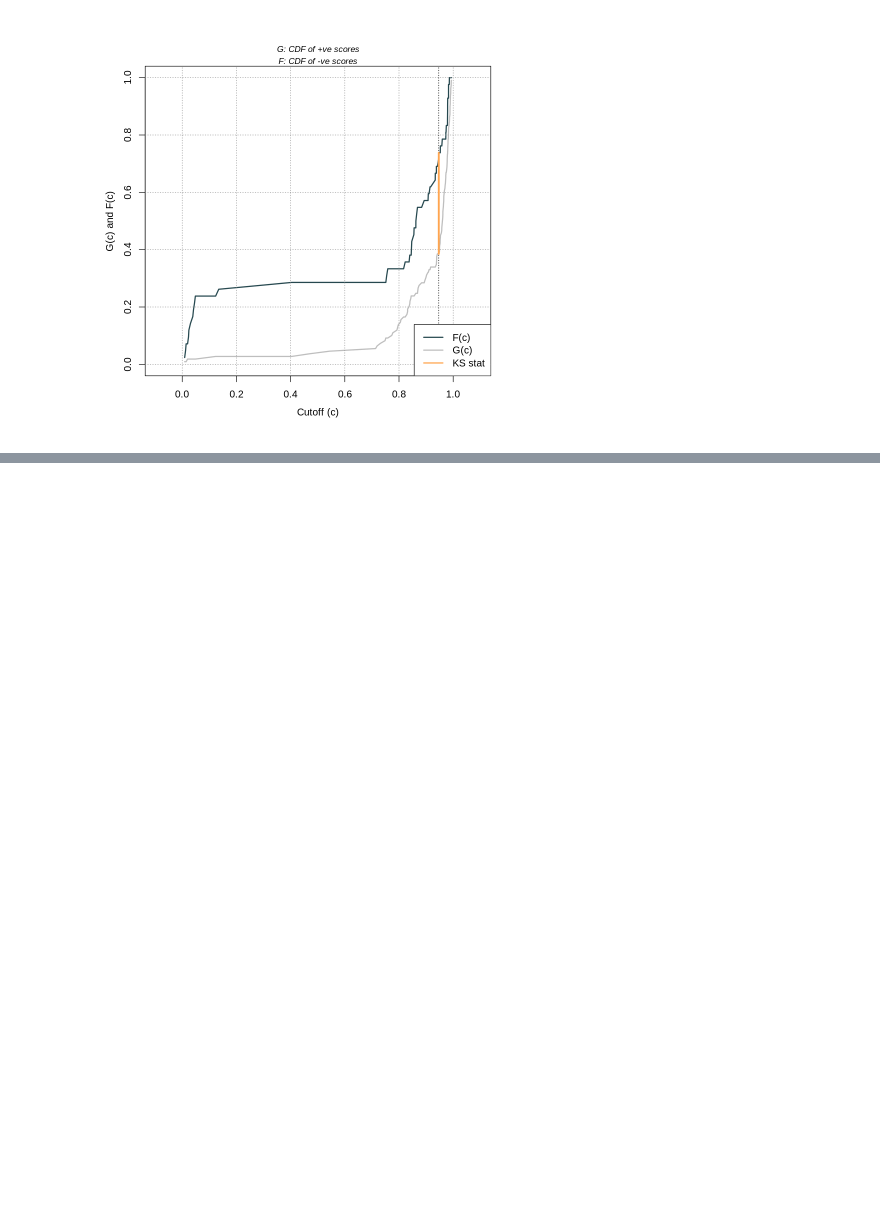
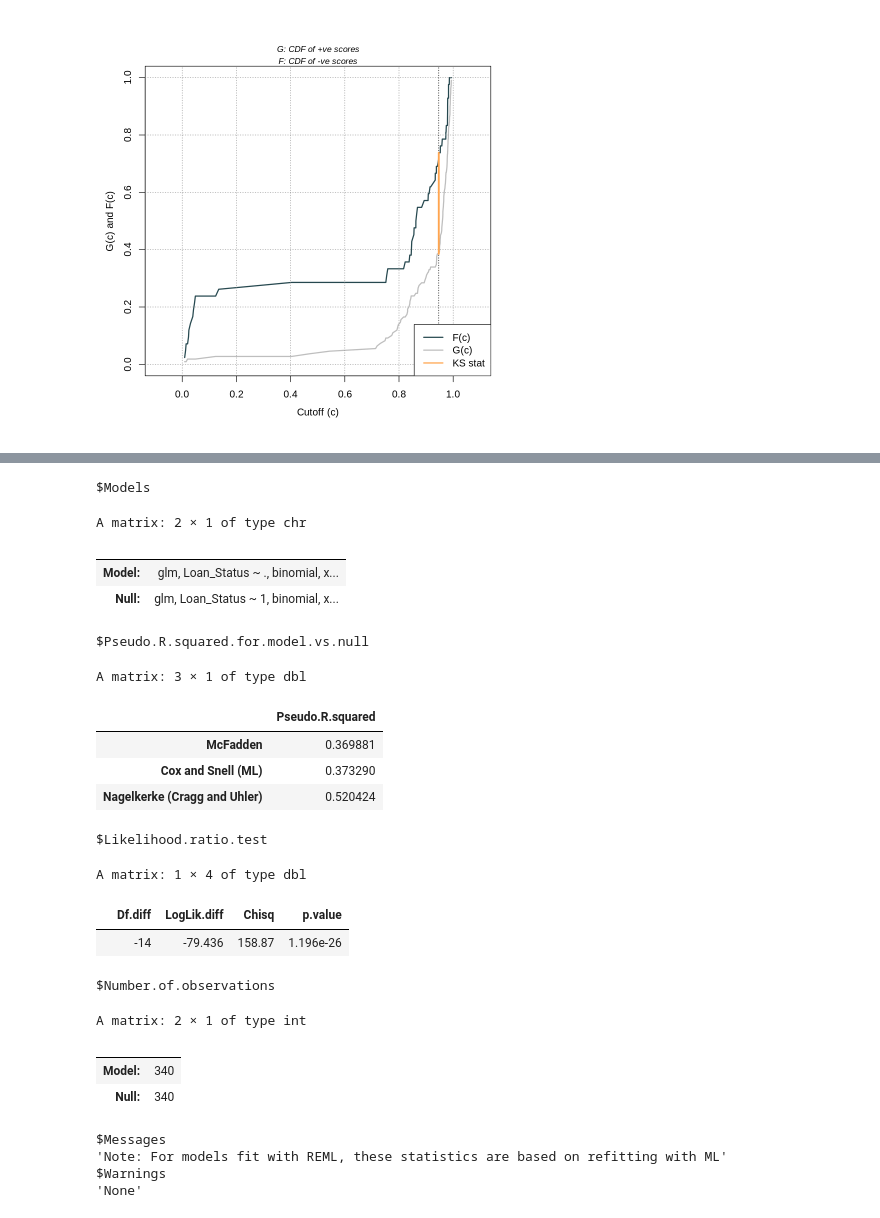
Before and after one commit to jaypeeml/firstrepo, a Jupyter notebook: rpg_program.ipynb, the cells around one changed output, grey strips where cells are left out. Saved outputs shown, nothing was run; the diff lists cells and outputs as text; code cells hidden in the pictures; blank space fills up the shorter version.

```diff
--- a/rpg_program.ipynb
+++ b/rpg_program.ipynb
@@ -663,0 +696,28 @@ $`KS Cutoff`
+# %%
+# Pseudo R_squared values and Likelihood ratio test
+nagelkerke(logist)
+# %% [output]
+$Models
+A matrix: 2 × 1 of type chr
+|  |  |
+| Model: | glm, Loan_Status ~ ., binomial, x... |
+| Null: | glm, Loan_Status ~ 1, binomial, x... |
+$Pseudo.R.squared.for.model.vs.null
+A matrix: 3 × 1 of type dbl
+|  | Pseudo.R.squared |
+| McFadden | 0.369881 |
+| Cox and Snell (ML) | 0.373290 |
+| Nagelkerke (Cragg and Uhler) | 0.520424 |
+$Likelihood.ratio.test
+A matrix: 1 × 4 of type dbl
+|  | Df.diff | LogLik.diff | Chisq | p.value |
+|  | -14 | -79.436 | 158.87 | 1.196e-26 |
+$Number.of.observations
+A matrix: 2 × 1 of type int
+|  |  |
+| Model: | 340 |
+| Null: | 340 |
+$Messages
+'Note: For models fit with REML, these statistics are based on refitting with ML'
+$Warnings
+'None'
```
Also changed, not shown: parts of 15 cells of this notebook.
